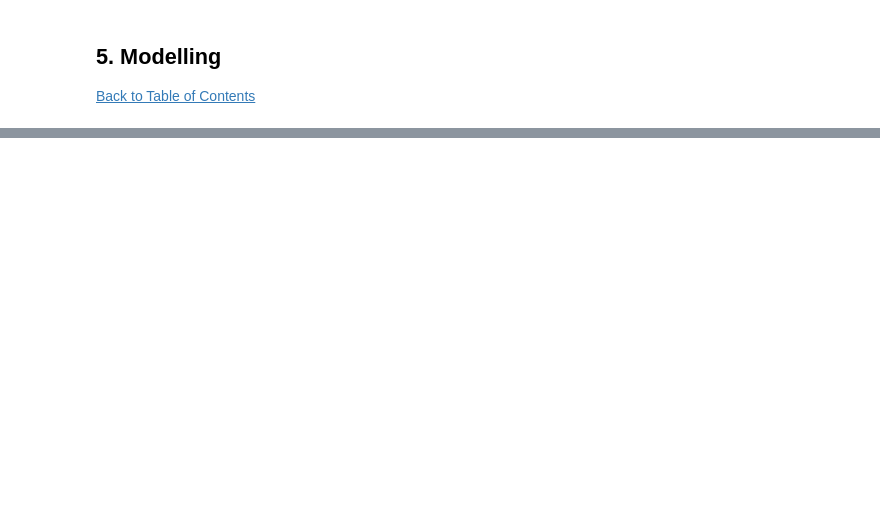
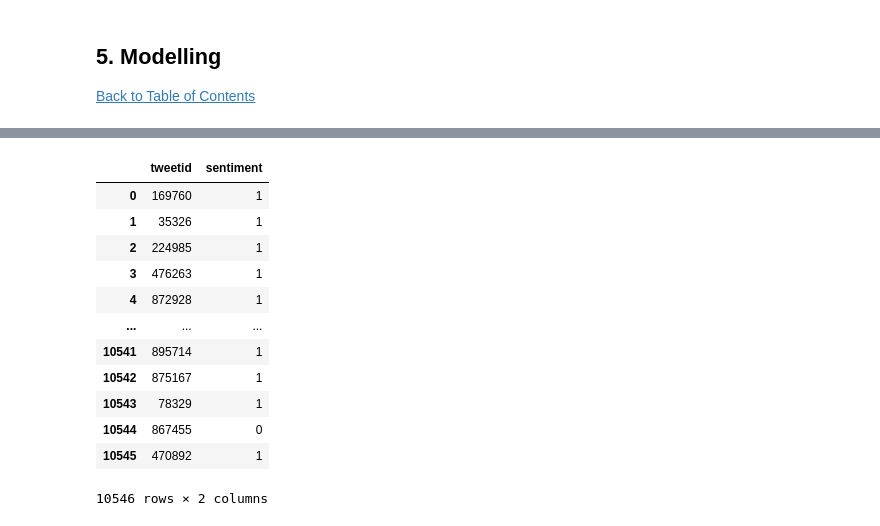
Before and after one commit to RogerA11/Team-GM4-classification-predict, a Jupyter notebook: Roger Arendse/edsa_climate_change_belief_analysis_2022.ipynb, the cells around one changed output, grey strips where cells are left out. Saved outputs shown, nothing was run; the diff lists cells and outputs as text; code cells hidden in the pictures; blank space fills up the shorter version.

Commit message:
Submission Update

```diff
--- a/Roger Arendse/edsa_climate_change_belief_analysis_2022.ipynb
+++ b/Roger Arendse/edsa_climate_change_belief_analysis_2022.ipynb
@@ -718,0 +505,12 @@ submission.to_csv("2201DS_GM4_Submission.csv",index  = False)
+# %%
+# split data
+X_train, X_test, y_train, y_test = train_test_split(X, y, test_size=0.25, random_state=27)
+# %%
+# init LogisticRegression model
+multi = Pipeline([('vect', TfidfVectorizer(stop_words='english')),
+                ('tfidf', TfidfTransformer()),
+                ('clf', LogisticRegression())])
+# %%
+# fit model
+multi.fit(X_train, y_train)
+y_pred = multi.predict(X_test)
@@ -718,0 +572,6 @@ submission.to_csv("2201DS_GM4_Submission.csv",index  = False)
+# %%
+# vectorize feature for test_df
+X_multi_test = test_df['message']
+
+# prediction
+pred = multi.predict(X_multi_test)
@@ -718,0 +587,19 @@ submission.to_csv("2201DS_GM4_Submission.csv",index  = False)
+# %%
+submission = pd.DataFrame({'tweetid': test_df.tweetid,
+                       'sentiment': pred})
+submission.to_csv('Submissions/TeamGm4_Submission_3.csv', index=False)
+submission
+# %% [output]
+|  | tweetid | sentiment |
+| 0 | 169760 | 1 |
+| 1 | 35326 | 1 |
+| 2 | 224985 | 1 |
+| 3 | 476263 | 1 |
+| 4 | 872928 | 1 |
+| ... | ... | ... |
+| 10541 | 895714 | 1 |
+| 10542 | 875167 | 1 |
+| 10543 | 78329 | 1 |
+| 10544 | 867455 | 0 |
+| 10545 | 470892 | 1 |
+10546 rows × 2 columns
```
Also changed, not shown: parts of 83 cells of this notebook.
